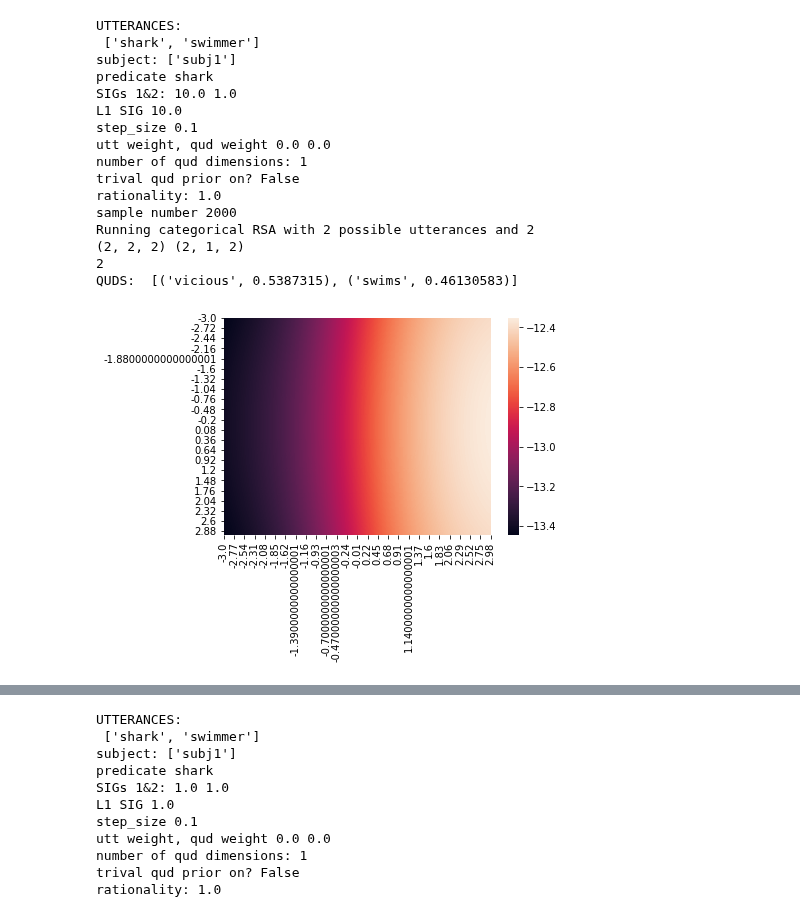
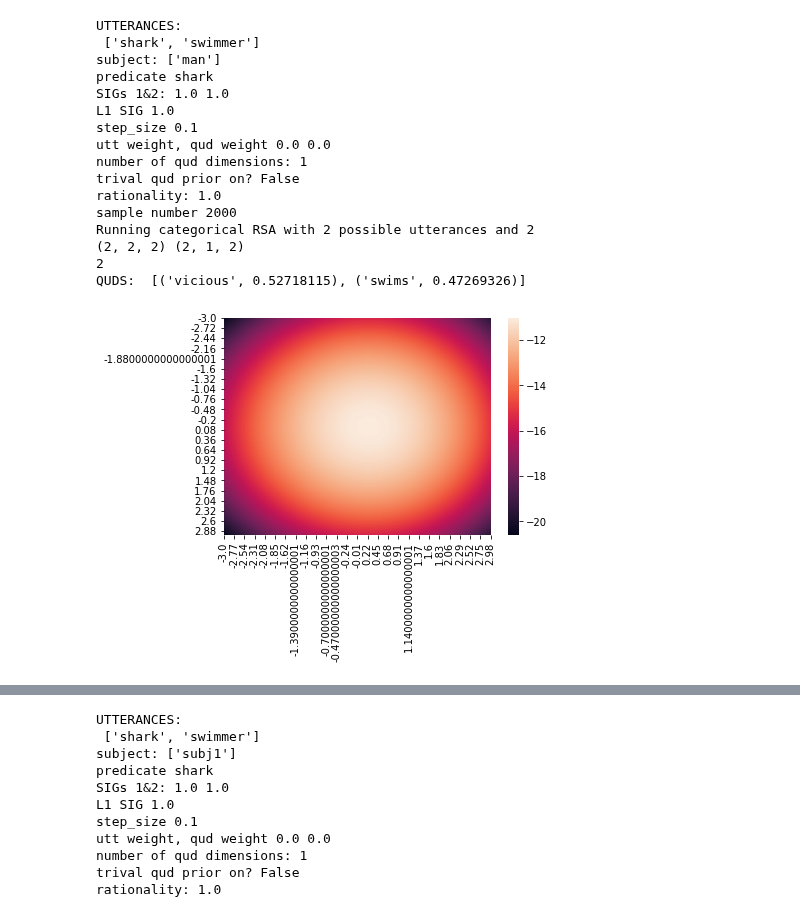
Before and after one commit to reubenharry/Distributional-RSA, a Jupyter notebook: minimal_case.ipynb, the cells around one changed output, grey strips where cells are left out. Cells and saved outputs as stored; diff of their text form; code cells hidden in the pictures.

```diff
--- a/minimal_case.ipynb
+++ b/minimal_case.ipynb
@@ -71,21 +91,21 @@ QUDS:  [('vicious', 0.5312976), ('swims', 0.46870354)]
 # %%
-titrate(size=300,amount=0.01,l1_sig1=10.0,quds=['vicious',"swims"],possible_utterances=["shark","swimmer"],pred='shark',only_trivial=False,just_s1=False,just_l0=False,sig1=10.0,sig2=1.0)
+titrate(size=300,amount=0.01,l1_sig1=1.0,subj="man",quds=['vicious',"swims"],possible_utterances=["shark","swimmer"],pred='shark',only_trivial=False,just_s1=False,just_l0=False,sig1=1.0,sig2=1.0)
 # %% [output]
 UTTERANCES:
  ['shark', 'swimmer']
-subject: ['subj1']
+subject: ['man']
 predicate shark
-SIGs 1&2: 10.0 1.0
-L1 SIG 10.0
+SIGs 1&2: 1.0 1.0
+L1 SIG 1.0
 step_size 0.1
 utt weight, qud weight 0.0 0.0
 number of qud dimensions: 1
 trival qud prior on? False
 rationality: 1.0
 sample number 2000
 Running categorical RSA with 2 possible utterances and 2
 (2, 2, 2) (2, 1, 2)
 2
-QUDS:  [('vicious', 0.5387315), ('swims', 0.46130583)]
+QUDS:  [('vicious', 0.52718115), ('swims', 0.47269326)]
-[figure, old version]
+[figure, new version]
 # %%
```
Also changed, not shown: parts of 6 cells of this notebook, 8 other files.
